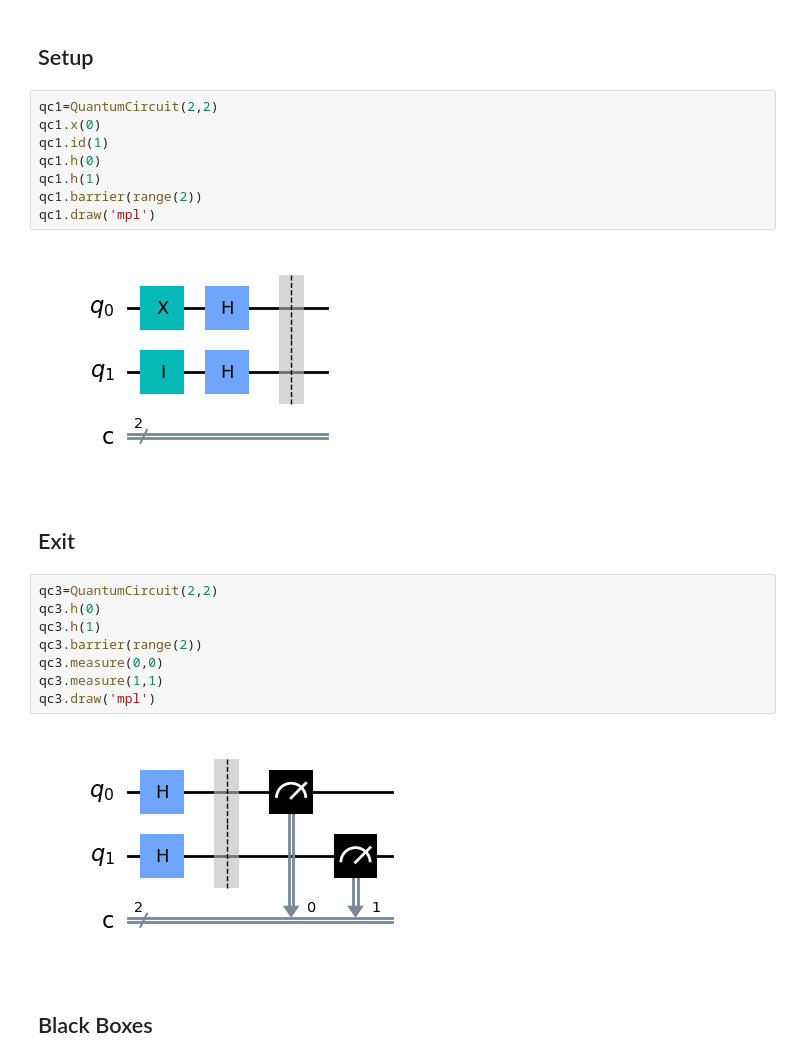
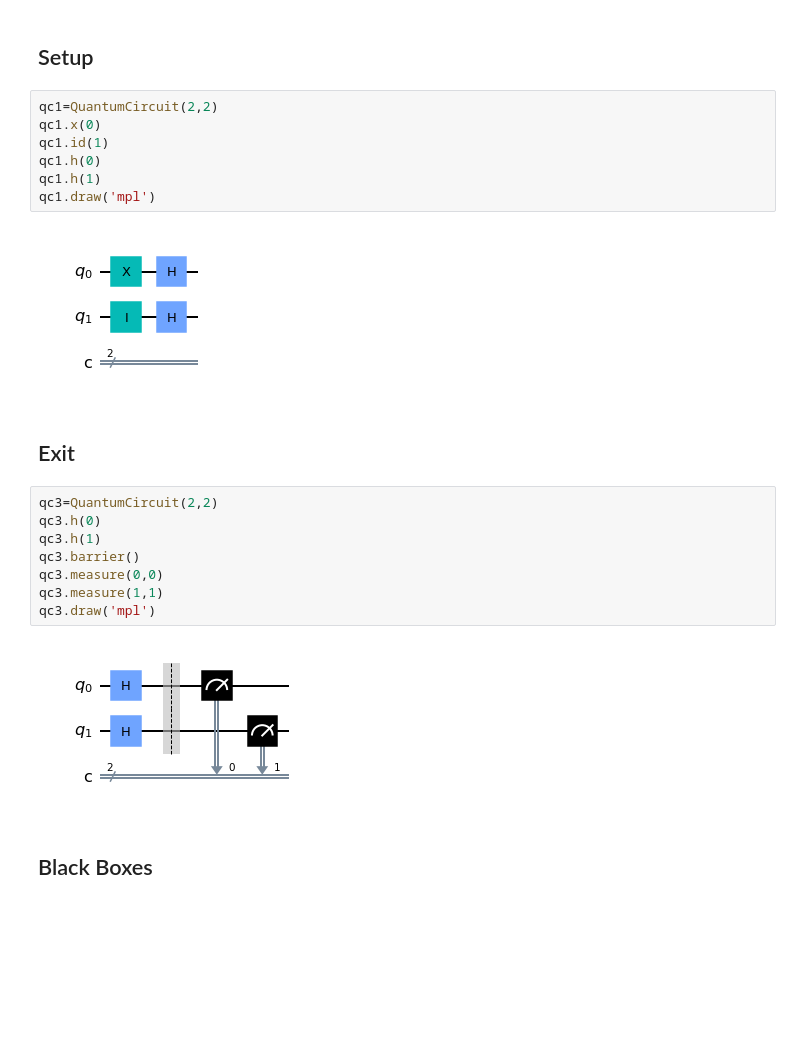
Before and after one commit to ChrisW-priv/qiskit-tutorial, a Jupyter notebook: Black box deutch's algorithm sim.ipynb, the cells around one changed output. Saved outputs shown, nothing was run; the diff lists cells and outputs as text; blank space fills up the shorter version.

```diff
--- a/Black box deutch's algorithm sim.ipynb
+++ b/Black box deutch's algorithm sim.ipynb
@@ -51,25 +51,24 @@ from qiskit import transpile
 # %%
 qc1=QuantumCircuit(2,2)
 qc1.x(0)
 qc1.id(1)
 qc1.h(0)
 qc1.h(1)
-qc1.barrier(range(2))
 qc1.draw('mpl')
 # %% [output]
-[figure, old version]
+[figure, new version]
 # %% [markdown]
 ## Exit
 # %%
 qc3=QuantumCircuit(2,2)
 qc3.h(0)
 qc3.h(1)
-qc3.barrier(range(2))
+qc3.barrier()
 qc3.measure(0,0)
 qc3.measure(1,1)
 qc3.draw('mpl')
 # %% [output]
-[figure, old version]
+[figure, new version]
 # %% [markdown]
 ## Black Boxes
 # %%
```
Also changed, not shown: parts of 7 cells of this notebook, 1 other file.
